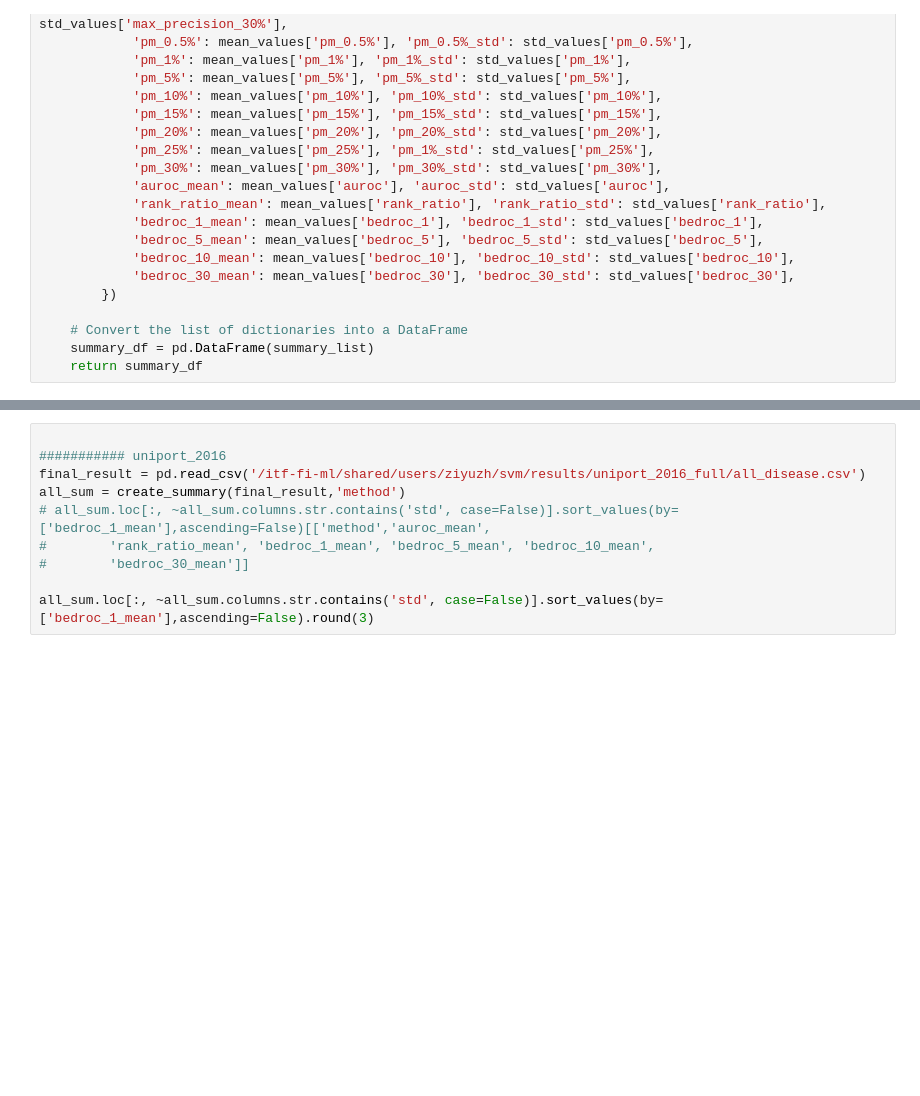
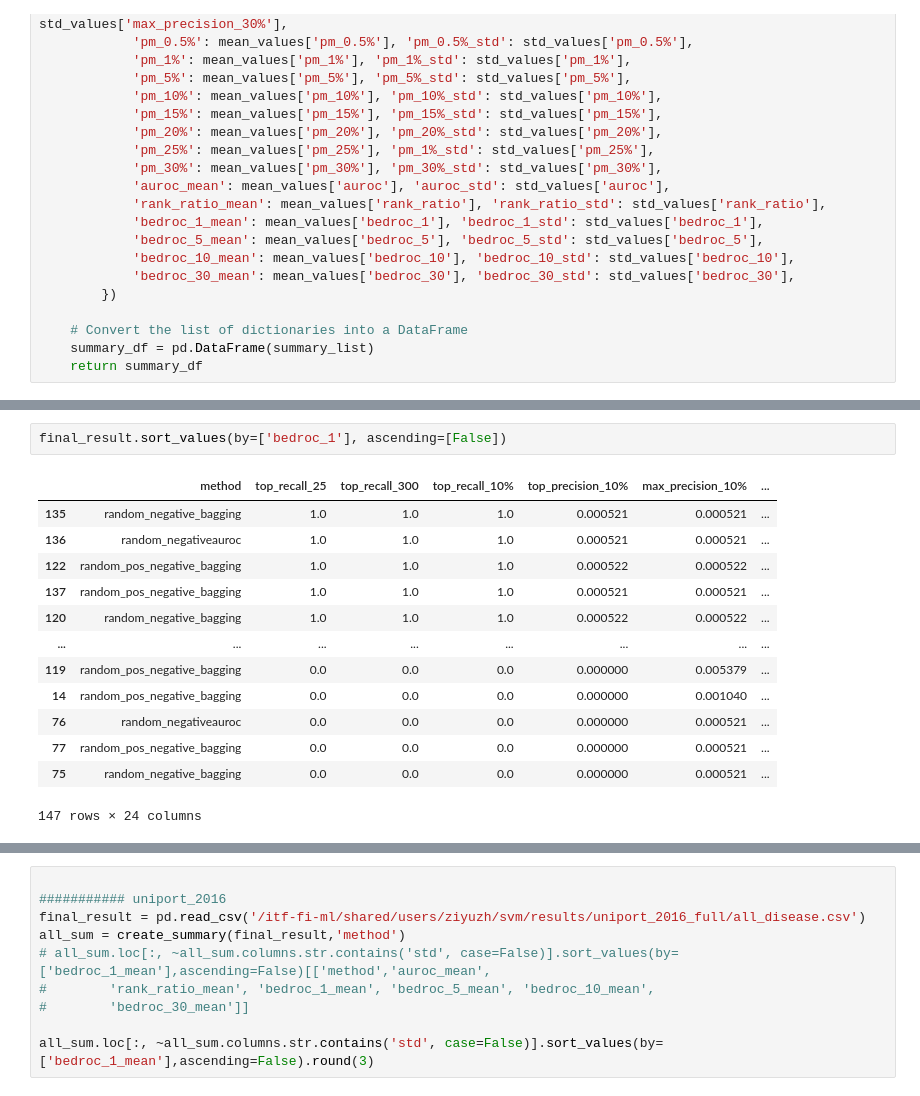
Before and after one commit to ZiyuZhang1/svm, a Jupyter notebook: codes/results_analysis.ipynb, the cells around one changed output, grey strips where cells are left out. Saved outputs shown, nothing was run; the diff lists cells and outputs as text; blank space fills up the shorter version.

```diff
--- a/codes/results_analysis.ipynb
+++ b/codes/results_analysis.ipynb
@@ -238,0 +246,16 @@ def create_summary(results,col_name):
+# %%
+final_result.sort_values(by=['bedroc_1'], ascending=[False])
+# %% [output]
+|  | method | top_recall_25 | top_recall_300 | top_recall_10% | top_precision_10% | max_precision_10% | ... |
+| 135 | random_negative_bagging | 1.0 | 1.0 | 1.0 | 0.000521 | 0.000521 | ... |
+| 136 | random_negativeauroc | 1.0 | 1.0 | 1.0 | 0.000521 | 0.000521 | ... |
+| 122 | random_pos_negative_bagging | 1.0 | 1.0 | 1.0 | 0.000522 | 0.000522 | ... |
+| 137 | random_pos_negative_bagging | 1.0 | 1.0 | 1.0 | 0.000521 | 0.000521 | ... |
+| 120 | random_negative_bagging | 1.0 | 1.0 | 1.0 | 0.000522 | 0.000522 | ... |
+| ... | ... | ... | ... | ... | ... | ... | ... |
+| 119 | random_pos_negative_bagging | 0.0 | 0.0 | 0.0 | 0.000000 | 0.005379 | ... |
+| 14 | random_pos_negative_bagging | 0.0 | 0.0 | 0.0 | 0.000000 | 0.001040 | ... |
+| 76 | random_negativeauroc | 0.0 | 0.0 | 0.0 | 0.000000 | 0.000521 | ... |
+| 77 | random_pos_negative_bagging | 0.0 | 0.0 | 0.0 | 0.000000 | 0.000521 | ... |
+| 75 | random_negative_bagging | 0.0 | 0.0 | 0.0 | 0.000000 | 0.000521 | ... |
+147 rows × 24 columns
```
Also changed, not shown: parts of 17 cells of this notebook, 11 other files.
